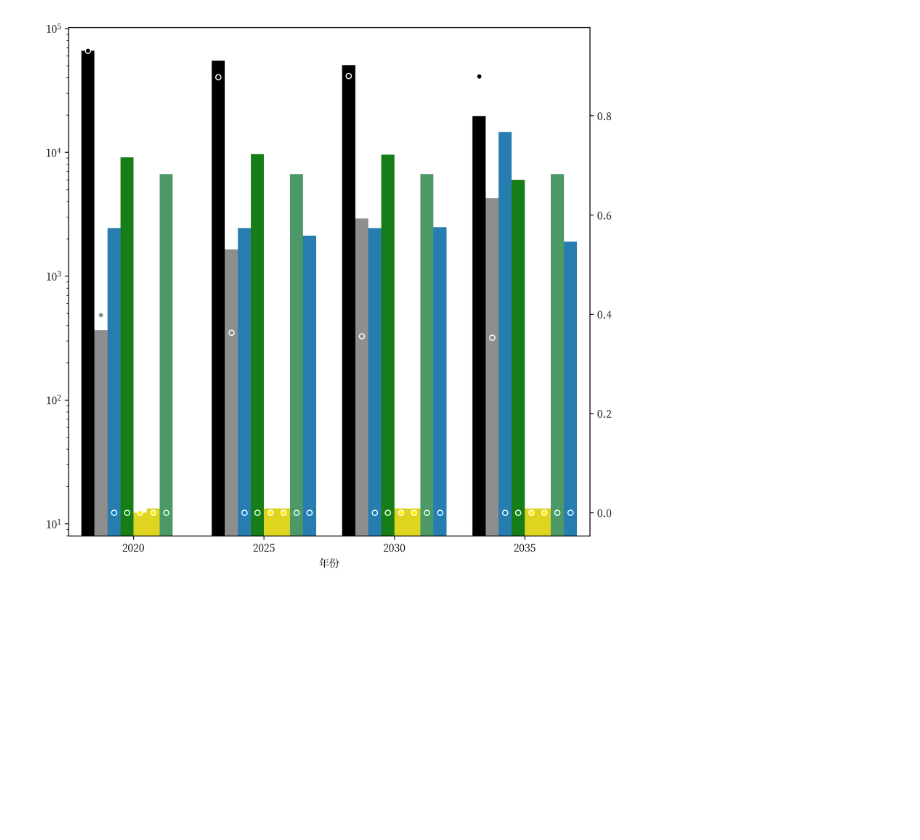
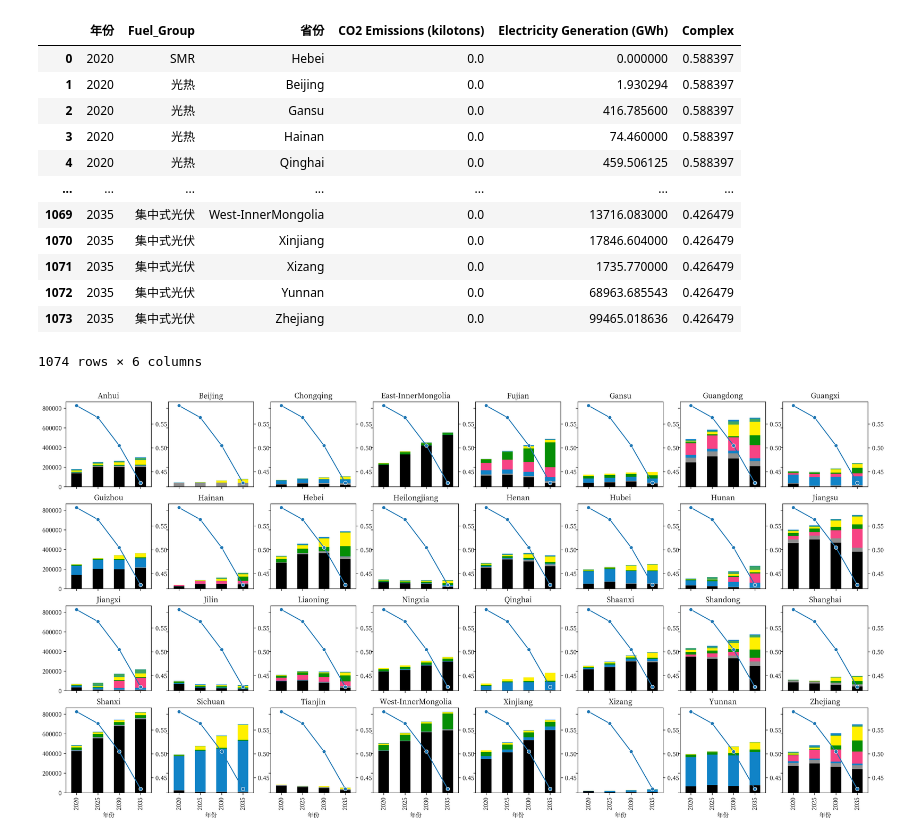
Before and after one commit to Navxihziq/3e-data-wiz, a Jupyter notebook: notebook/data-wiz.ipynb, the cells around one changed output. Drawn from its saved outputs; the diff is of its cells as text; code cells hidden in the pictures; blank space fills up the shorter version.

```diff
--- a/notebook/data-wiz.ipynb
+++ b/notebook/data-wiz.ipynb
@@ -22,7 +20,23 @@ file_index_list = [
 ref = RefData("/Users/zhixuan/PycharmProjects/3e-data-wiz/example-files/color_index.xlsx")
 data = WorkingData(file_index_list, ref)
 data.rule_out('省份', selected_tech_group=['压缩空气储能', '化学储能'], tech_group_select_reverse=True)
-data.calc_complex_index('CO2 Emissions (kilotons)', 'Electricity Generation (GWh)', tech_specific=True)
-data.draw("Electricity Generation (GWh)", focused_region='Heilongjiang_A', scatter=True)
+data.calc_complex_index('CO2 Emissions (kilotons)', 'Electricity Generation (GWh)', tech_specific=False)
+# data.draw("Electricity Generation (GWh)", focused_region='Heilongjiang', scatter=True)
 # %% [output]
-[figure, removed]
+|  | 年份 | Fuel_Group | 省份 | CO2 Emissions (kilotons) | Electricity Generation (GWh) | Complex |
+| 0 | 2020 | SMR | Hebei | 0.0 | 0.000000 | 0.588397 |
+| 1 | 2020 | 光热 | Beijing | 0.0 | 1.930294 | 0.588397 |
+| 2 | 2020 | 光热 | Gansu | 0.0 | 416.785600 | 0.588397 |
+| 3 | 2020 | 光热 | Hainan | 0.0 | 74.460000 | 0.588397 |
+| 4 | 2020 | 光热 | Qinghai | 0.0 | 459.506125 | 0.588397 |
+| ... | ... | ... | ... | ... | ... | ... |
+| 1069 | 2035 | 集中式光伏 | West-InnerMongolia | 0.0 | 13716.083000 | 0.426479 |
+| 1070 | 2035 | 集中式光伏 | Xinjiang | 0.0 | 17846.604000 | 0.426479 |
+| 1071 | 2035 | 集中式光伏 | Xizang | 0.0 | 1735.770000 | 0.426479 |
+| 1072 | 2035 | 集中式光伏 | Yunnan | 0.0 | 68963.685543 | 0.426479 |
+| 1073 | 2035 | 集中式光伏 | Zhejiang | 0.0 | 99465.018636 | 0.426479 |
+1074 rows × 6 columns
+# %%
+data.subplot(by='region', focused_index='Electricity Generation (GWh)', scatter=False, ncols=8)
+# %% [output]
+[figure, added]
```
Also changed, not shown: parts of 2 cells of this notebook, 1 other file.
